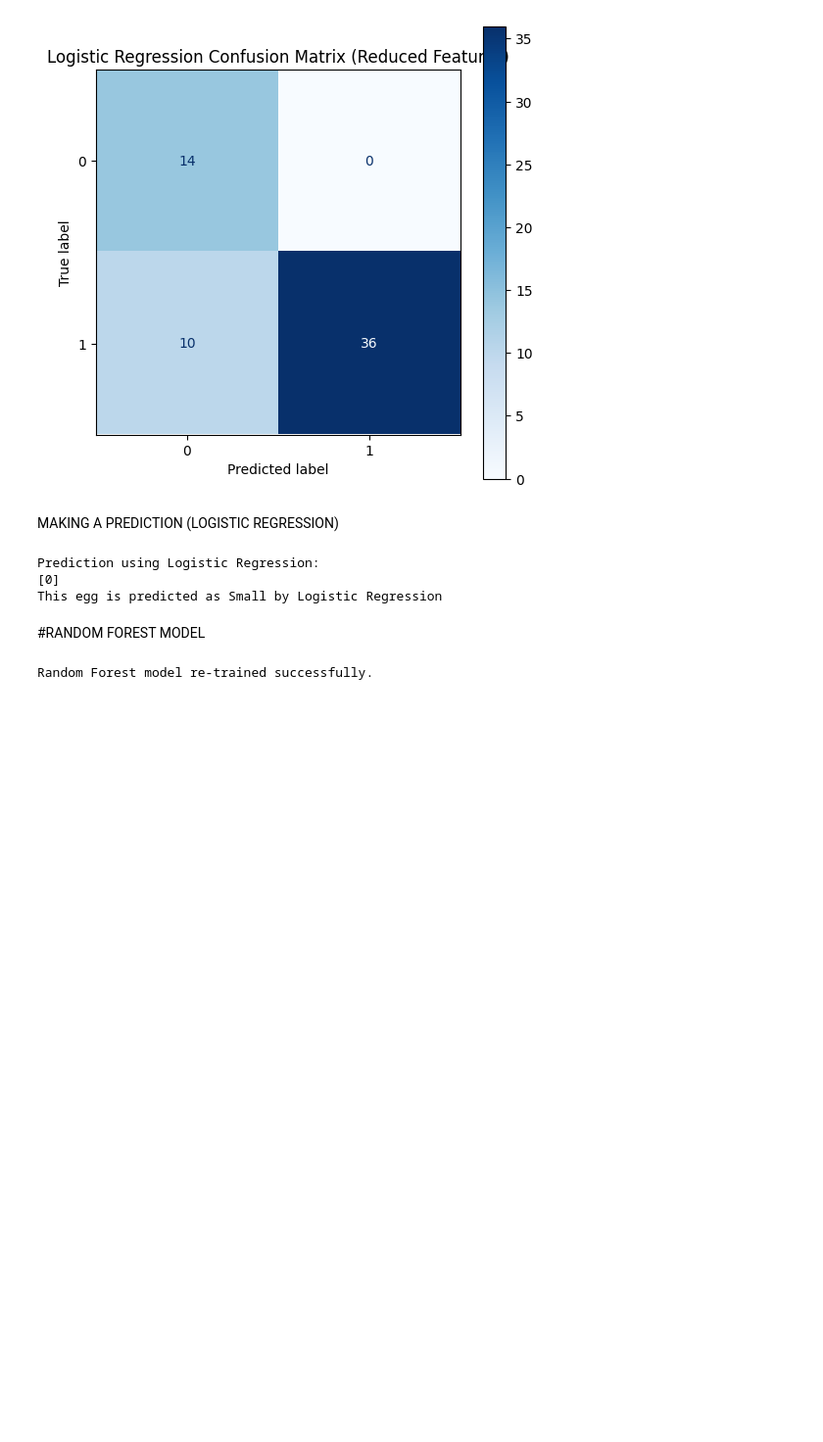
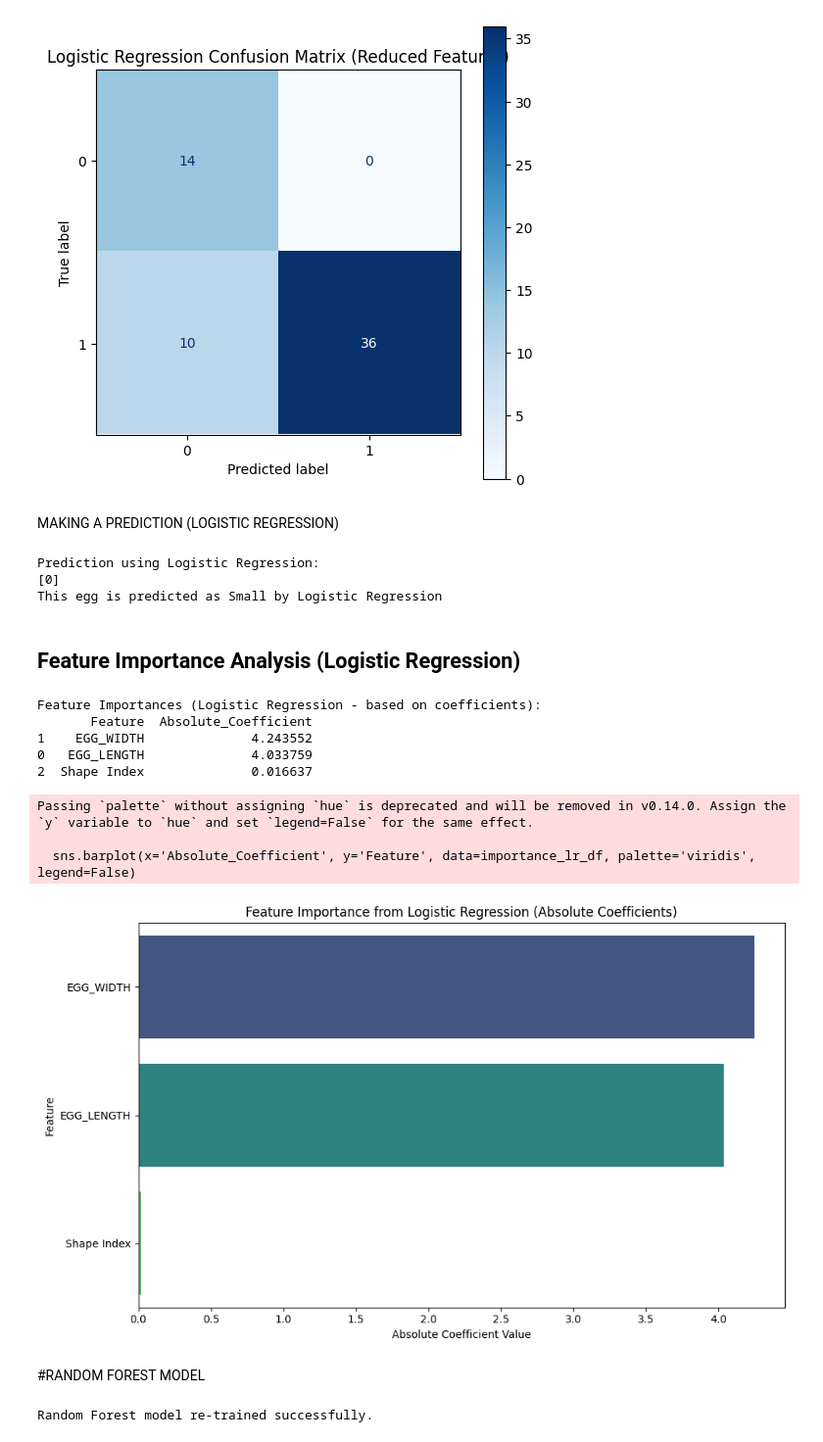
Before and after one commit to chrisseub/ML-Practice-Rep, a Jupyter notebook: UPDATED_FOR_EXTERNAL_TRAITS.ipynb, the cells around one changed output. Shown at 98% size. Drawn from its saved outputs; the diff is of its cells as text; code cells hidden in the pictures; blank space fills up the shorter version.

```diff
--- a/UPDATED_FOR_EXTERNAL_TRAITS.ipynb
+++ b/UPDATED_FOR_EXTERNAL_TRAITS.ipynb
@@ -99,6 +99,9 @@ print(Egg_Traits.head())
 # %% [markdown]
 #DROPPING FEATURES
 # %%
+X = Egg_Traits.drop(columns=[Egg_Traits.columns[2], 'STRAIN', 'AGE', 'Outcome', 'Outcome_Numeric', 'Shell surface area'], axis=1)
+Y = Egg_Traits['Outcome_Numeric']
+
 X.columns = X.columns.str.strip()
 
 print("Columns in X before dropping:", X.columns.tolist())
@@ -224,6 +227,48 @@ else:
 Prediction using Logistic Regression:
 [0]
 This egg is predicted as Small by Logistic Regression
+# %% [markdown]
+## Feature Importance Analysis (Logistic Regression)
+# %%
+import matplotlib.pyplot as plt
+import seaborn as sns
+
+# Get coefficients from the Logistic Regression model
+coefficients = model.coef_[0]
+
+# Get feature names from the training data
+feature_names = X_train.columns
+
+# Create a DataFrame for better visualization
+coef_df = pd.DataFrame({'Feature': feature_names, 'Coefficient': coefficients})
+
+# Calculate absolute coefficients for importance ranking
+coef_df['Absolute_Coefficient'] = abs(coef_df['Coefficient'])
+
+# Sort the features by absolute coefficient in descending order
+importance_lr_df = coef_df.sort_values(by='Absolute_Coefficient', ascending=False)
+
+print("Feature Importances (Logistic Regression - based on coefficients):")
+print(importance_lr_df[['Feature', 'Absolute_Coefficient']])
+
+# Plotting the feature importances
+plt.figure(figsize=(10, 6))
+sns.barplot(x='Absolute_Coefficient', y='Feature', data=importance_lr_df, palette='viridis', legend=False)
+plt.title('Feature Importance from Logistic Regression (Absolute Coefficients)')
+plt.xlabel('Absolute Coefficient Value')
+plt.ylabel('Feature')
+plt.tight_layout()
+plt.show()
+# %% [output]
+Feature Importances (Logistic Regression - based on coefficients):
+       Feature  Absolute_Coefficient
+1    EGG_WIDTH              4.243552
+0   EGG_LENGTH              4.033759
+2  Shape Index              0.016637
+Passing `palette` without assigning `hue` is deprecated and will be removed in v0.14.0. Assign the `y` variable to `hue` and set `legend=False` for the same effect.
+
+  sns.barplot(x='Absolute_Coefficient', y='Feature', data=importance_lr_df, palette='viridis', legend=False)
+[figure, added]
 # %% [markdown]
 #RANDOM FOREST MODEL
 # %%
```
Also changed, not shown: parts of 4 cells of this notebook.
